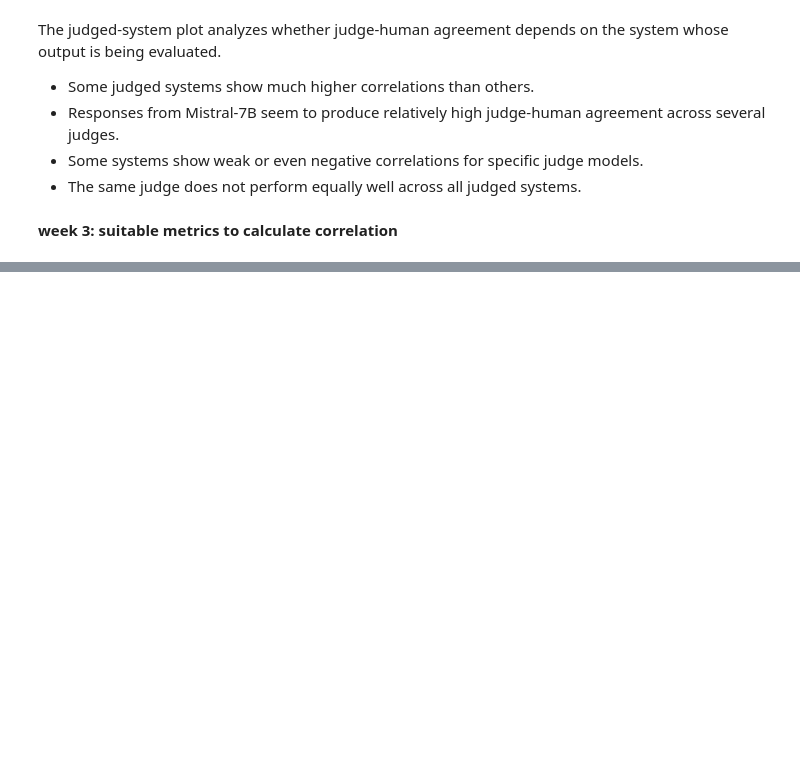
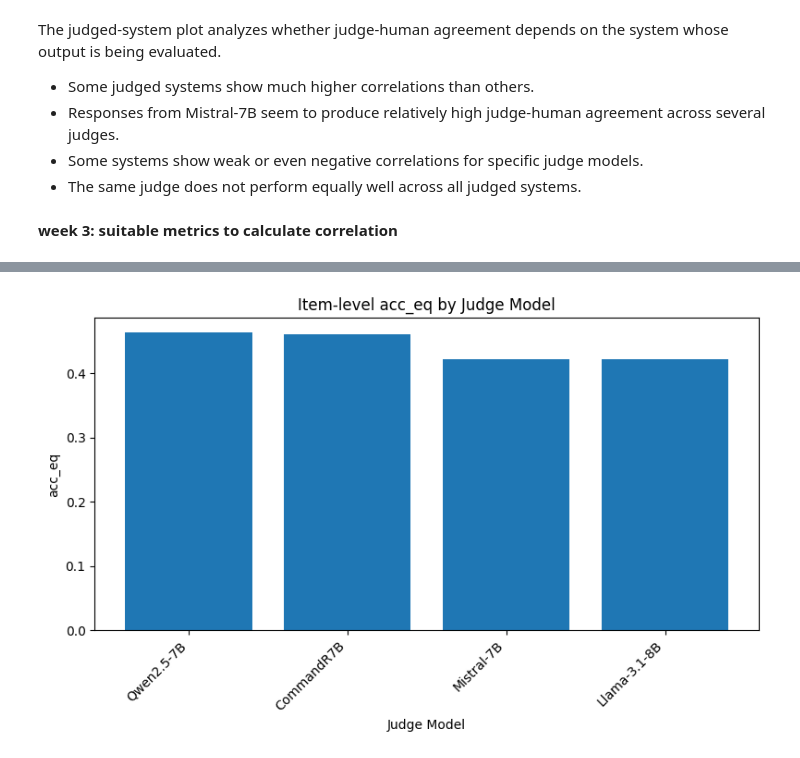
Before and after one commit to NhAnh278/llm-as-a-judge-praktikum, a Jupyter notebook: notebooks/Nhat_Anh_Hoang_analysis.ipynb, the cells around one changed output, grey strips where cells are left out. Cells and saved outputs as stored; diff of their text form; code cells hidden in the pictures; blank space fills up the shorter version.

```diff
--- a/notebooks/Nhat_Anh_Hoang_analysis.ipynb
+++ b/notebooks/Nhat_Anh_Hoang_analysis.ipynb
@@ -935,0 +1197,16 @@ The judged-system plot analyzes whether judge-human agreement depends on the sys
+# %%
+item_cols = [
+    "judge_model",
+    "doc_id",
+    "segment_id",
+    "language_locale",
+    "aspect"
+]
+df_acceq_items = compute_acceq_by_item(
+    all_merged,
+    item_cols=item_cols,
+    human_tie_threshold=0.0,
+    judge_tie_threshold=0.0
+)
+
+df_acceq_items.head()
@@ -935,0 +1220,18 @@ The judged-system plot analyzes whether judge-human agreement depends on the sys
+# %%
+df_acceq_overall = (
+    df_acceq_items
+    .groupby("judge_model", as_index=False)
+    .agg(
+        acceq=("acceq", "mean"),
+        n_items=("acceq", "size"),
+        avg_pairs=("n_pairs", "mean"),
+        total_C=("C", "sum"),
+        total_D=("D", "sum"),
+        total_T_h=("T_h", "sum"),
+        total_T_m=("T_m", "sum"),
+        total_T_hm=("T_hm", "sum"),
+    )
+    .sort_values("acceq", ascending=False)
+)
+
+df_acceq_overall
@@ -935,0 +1354,13 @@ The judged-system plot analyzes whether judge-human agreement depends on the sys
+# %%
+df_plot = df_acceq_overall.sort_values("acceq", ascending=False)
+
+plt.figure(figsize=(8, 5))
+plt.bar(df_plot["judge_model"], df_plot["acceq"])
+plt.title("Item-level acc_eq by Judge Model")
+plt.xlabel("Judge Model")
+plt.ylabel("acc_eq")
+plt.xticks(rotation=45, ha="right")
+plt.tight_layout()
+plt.show()
+# %% [output]
+[figure, added]
```
Also changed, not shown: parts of 18 cells of this notebook.
